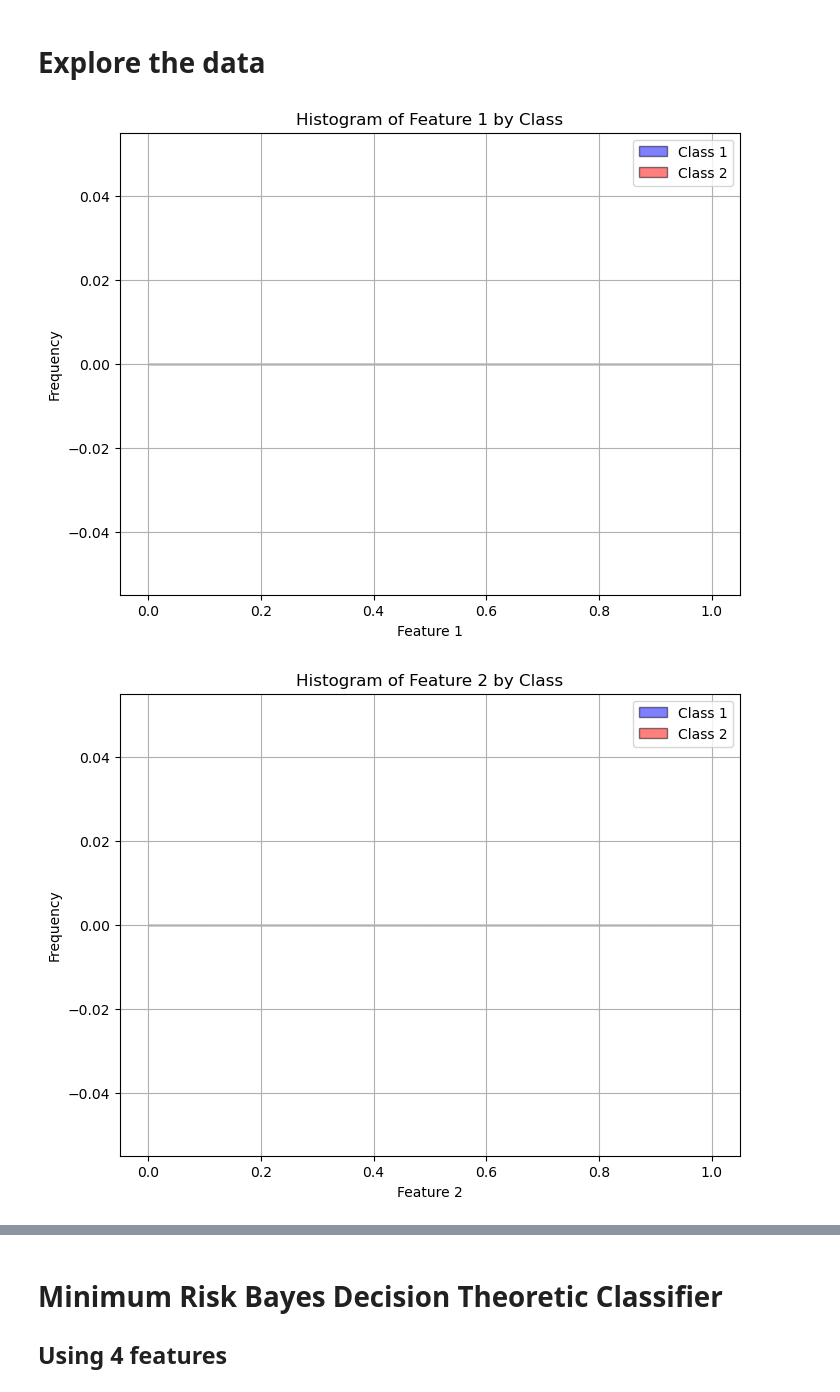
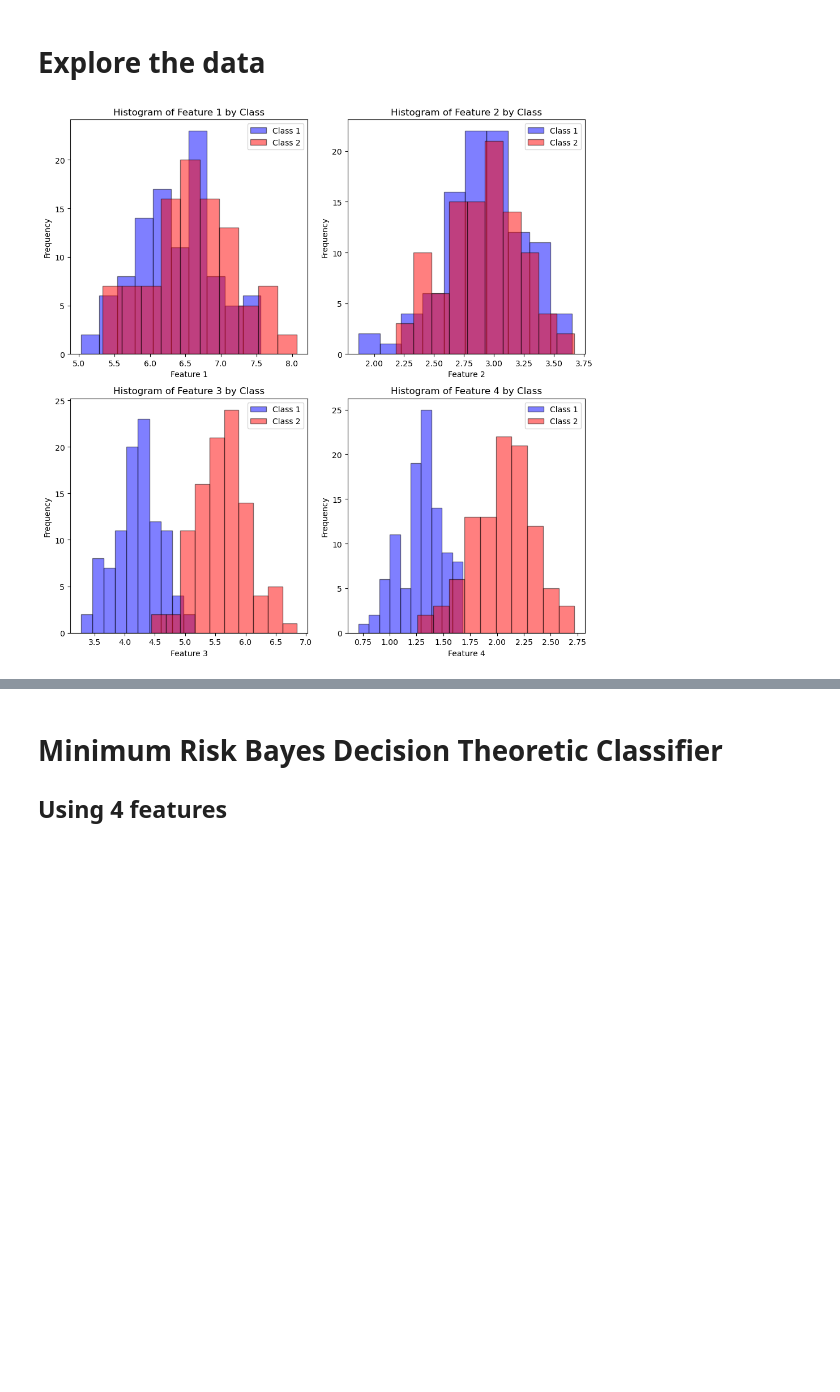
Before and after one commit to pkhamchuai/PatRecG, a Jupyter notebook: Program-HW1/HW1-Program.ipynb, the cells around one changed output, grey strips where cells are left out. Cells and saved outputs as stored; diff of their text form; code cells hidden in the pictures; blank space fills up the shorter version.

```diff
--- a/Program-HW1/HW1-Program.ipynb
+++ b/Program-HW1/HW1-Program.ipynb
@@ -49,40 +28,29 @@ Length of data:  200
 # Explore the data
 # %%
 import matplotlib.pyplot as plt
-# %%
-# create lists for each column of data
-f1 = []
-f2 = []
-f3 = []
-f4 = []
-
-for i in range(len(data_processed)):
-    f1.append(data_processed[i][0])
-    f2.append(data_processed[i][1])
-    f3.append(data_processed[i][2])
-    f4.append(data_processed[i][3])
 # %%
-# plot the histograms of each feature, separately for both 2 classes.
-
 # Separate data by class
-class1_data = [sample[:-1] for sample in data if sample[-1] == 1]
-class2_data = [sample[:-1] for sample in data if sample[-1] == 2]
+class1_data = [sample[:-1] for sample in data_processed if sample[-1] == 1]
+class2_data = [sample[:-1] for sample in data_processed if sample[-1] == 2]
 
 # Features (replace these labels with your actual feature names)
 feature_labels = ['Feature 1', 'Feature 2', 'Feature 3', 'Feature 4']
 
+# Create a subplot of 2x2 graphs, each with a size of 10x10
+fig, axs = plt.subplots(2, 2, figsize=(10, 10))
+
 # Plot histograms for each feature
-num_features = len(feature_labels)
-for i in range(num_features):
-    plt.figure(figsize=(8, 6))
-    plt.hist([x[i] for x in class1_data], bins=10, alpha=0.5, color='blue', label='Class 1', edgecolor='black')
-    plt.hist([x[i] for x in class2_data], bins=10, alpha=0.5, color='red', label='Class 2', edgecolor='black')
-    plt.xlabel(feature_labels[i])
-    plt.ylabel('Frequency')
-    plt.title(f'Histogram of {feature_labels[i]} by Class')
-    plt.legend()
-    plt.grid(True)
-    plt.show()
+for i in range(len(feature_labels)):
+    ax = axs[i // 2, i % 2]  # Get the appropriate subplot
+    ax.hist([x[i] for x in class1_data], bins=10, alpha=0.5, color='blue', label='Class 1', edgecolor='black')
+    ax.hist([x[i] for x in class2_data], bins=10, alpha=0.5, color='red', label='Class 2', edgecolor='black')
+    ax.set_xlabel(feature_labels[i])
+    ax.set_ylabel('Frequency')
+    ax.set_title(f'Histogram of {feature_labels[i]} by Class')
+    ax.legend()
+    # ax.grid(True)
+
+plt.tight_layout()
+plt.show()
 # %% [output]
-[figure, old version]
+[figure, new version]
-[figure, removed]
```
Also changed, not shown: parts of 8 cells of this notebook, 2 other files.
